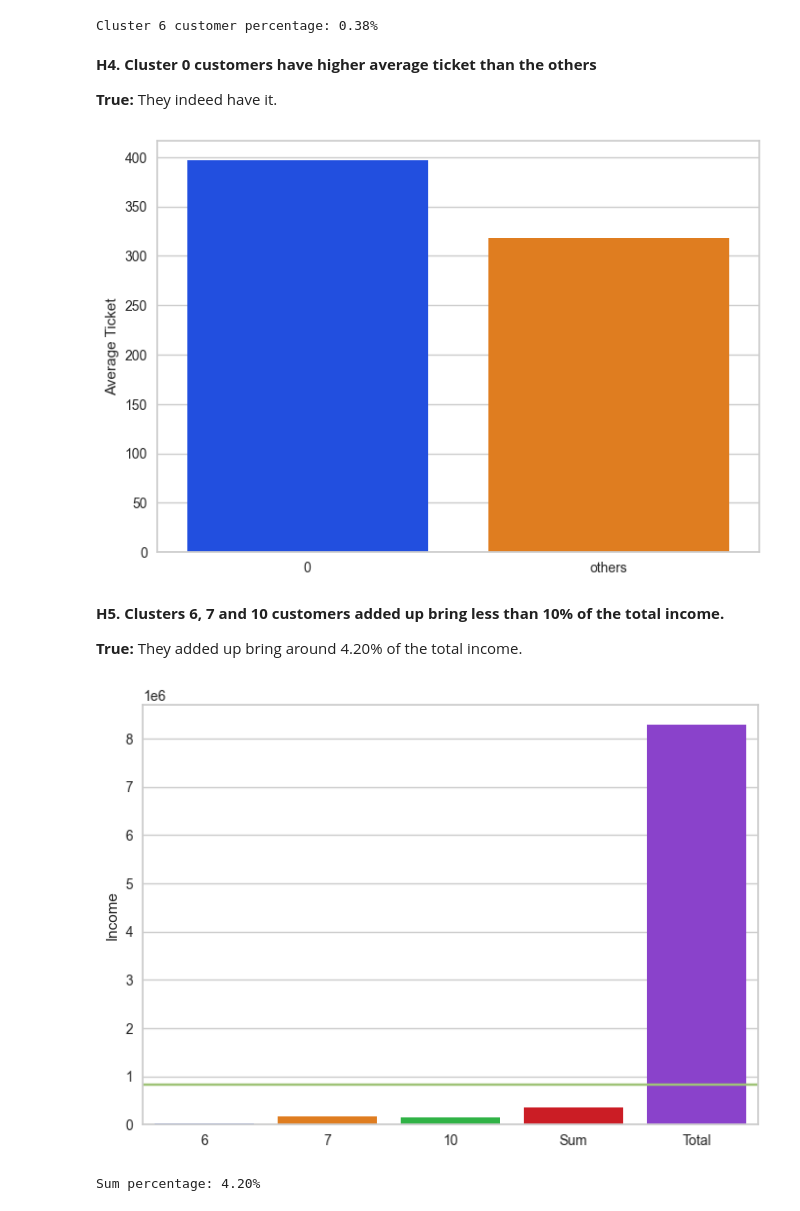
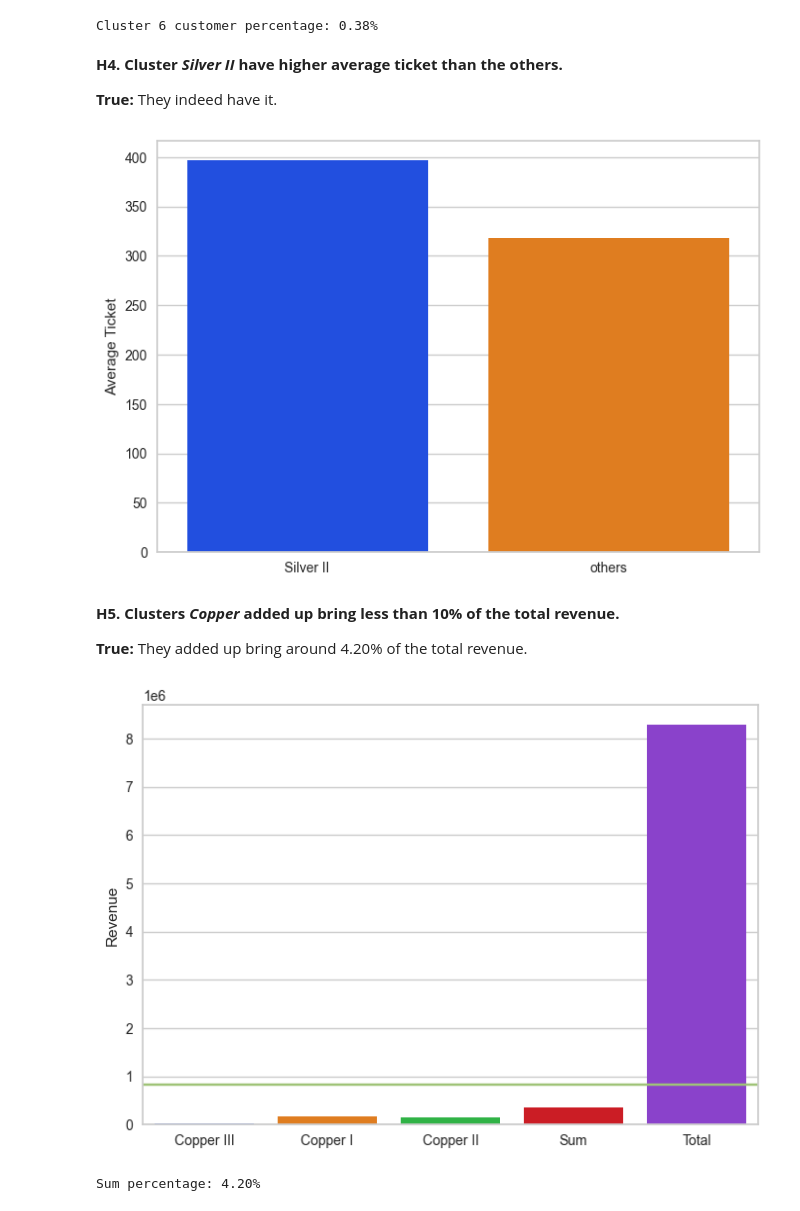
Before and after one commit to bernardoavsouza/LoyaltyProgram, a Jupyter notebook: code.ipynb, the cells around one changed output. Saved outputs shown, nothing was run; the diff lists cells and outputs as text; code cells hidden in the pictures.

```diff
--- a/code.ipynb
+++ b/code.ipynb
@@ -675,32 +664,32 @@ print("Cluster 6 customer percentage: {:.2f}%".format(100 * six_income/total_inc
 # %% [output]
 Cluster 6 customer percentage: 0.38%
 # %% [markdown]
-**H4. Cluster 0 customers have higher average ticket than the others**
+**H4. Cluster _Silver II_ have higher average ticket than the others.**
 
 **True:** They indeed have it.
 # %%
 non_zero_AT = df10[df10['cluster'] != 0]['AverageTicket'].mean()
 zero_AT = df10[df10['cluster'] == 0]['AverageTicket'].mean()
 
-sns.barplot(x = ["0", 'others'], y = [zero_AT, non_zero_AT])
+sns.barplot(x = ["Silver II", 'others'], y = [zero_AT, non_zero_AT])
 plt.ylabel("Average Ticket");
 # %% [output]
-[figure, old version]
+[figure, new version]
 # %% [markdown]
-**H5. Clusters 6, 7 and 10 customers added up bring less than 10% of the total income.**
+**H5. Clusters _Copper_ added up bring less than 10% of the total revenue.**
 
-**True:** They added up bring around 4.20% of the total income.
+**True:** They added up bring around 4.20% of the total revenue.
 # %%
 seven_income = df10[df10['cluster'].isin([7])]['Monetary'].sum()
 ten_income = df10[df10['cluster'].isin([10])]['Monetary'].sum()
 sum_income = df10[df10['cluster'].isin([6, 7, 10])]['Monetary'].sum()
 
-sns.barplot(x = ["6", "7", "10", "Sum", "Total"], y = [six_income, seven_income, ten_income, sum_income, total_income])
-plt.ylabel("Income")
+sns.barplot(x = ["Copper III", "Copper I", "Copper II", "Sum", "Total"], y = [six_income, seven_income, ten_income, sum_income, total_income])
+plt.ylabel("Revenue")
 
 plt.axhline(total_income/10, color = 'g', linestyle = '-');
 # %% [output]
-[figure, old version]
+[figure, new version]
 # %%
 print("Sum percentage: {:.2f}%".format(100 * sum_income/total_income))
 # %% [output]
```
Also changed, not shown: parts of 23 cells of this notebook, 1 other file.
